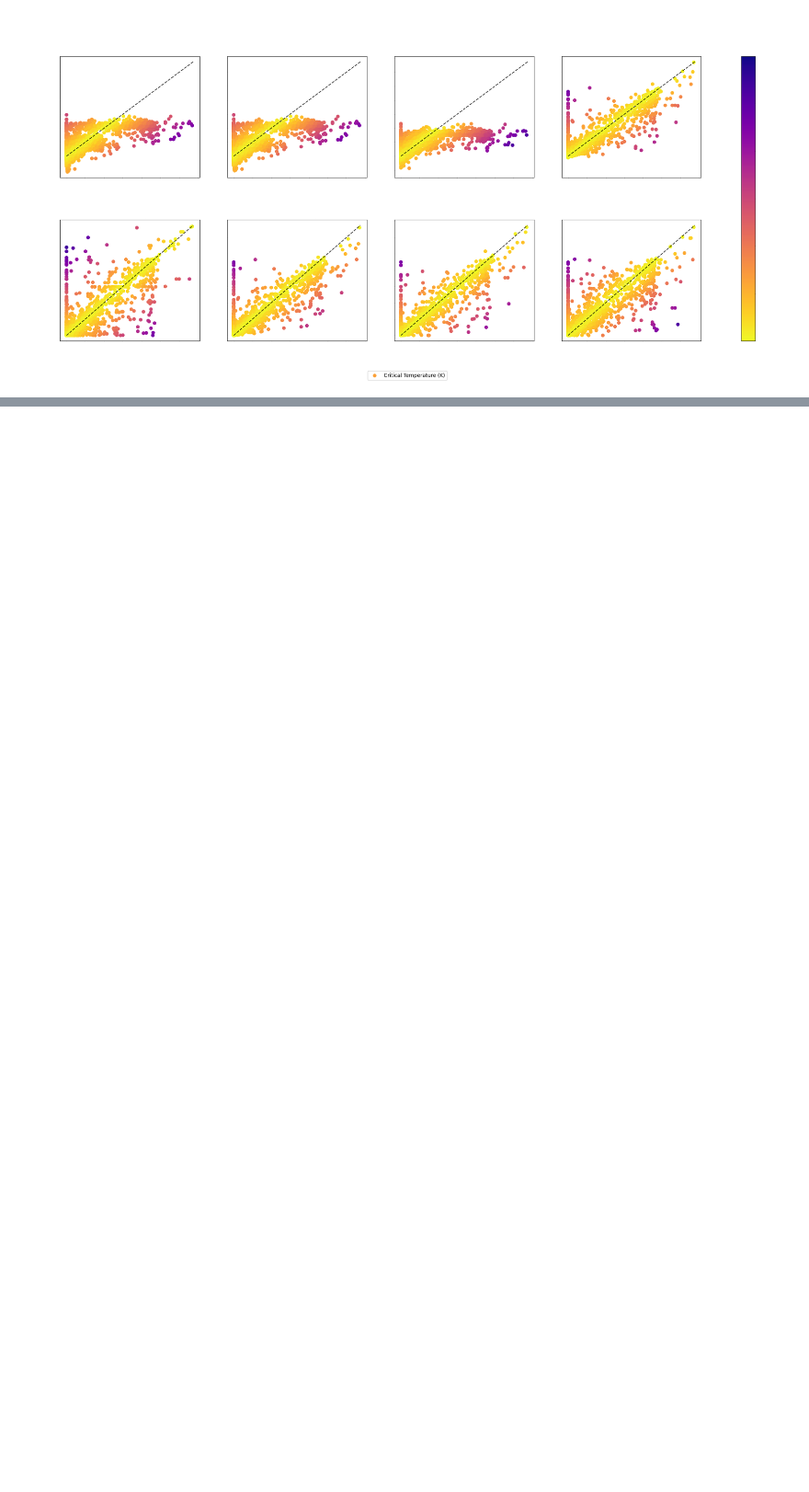
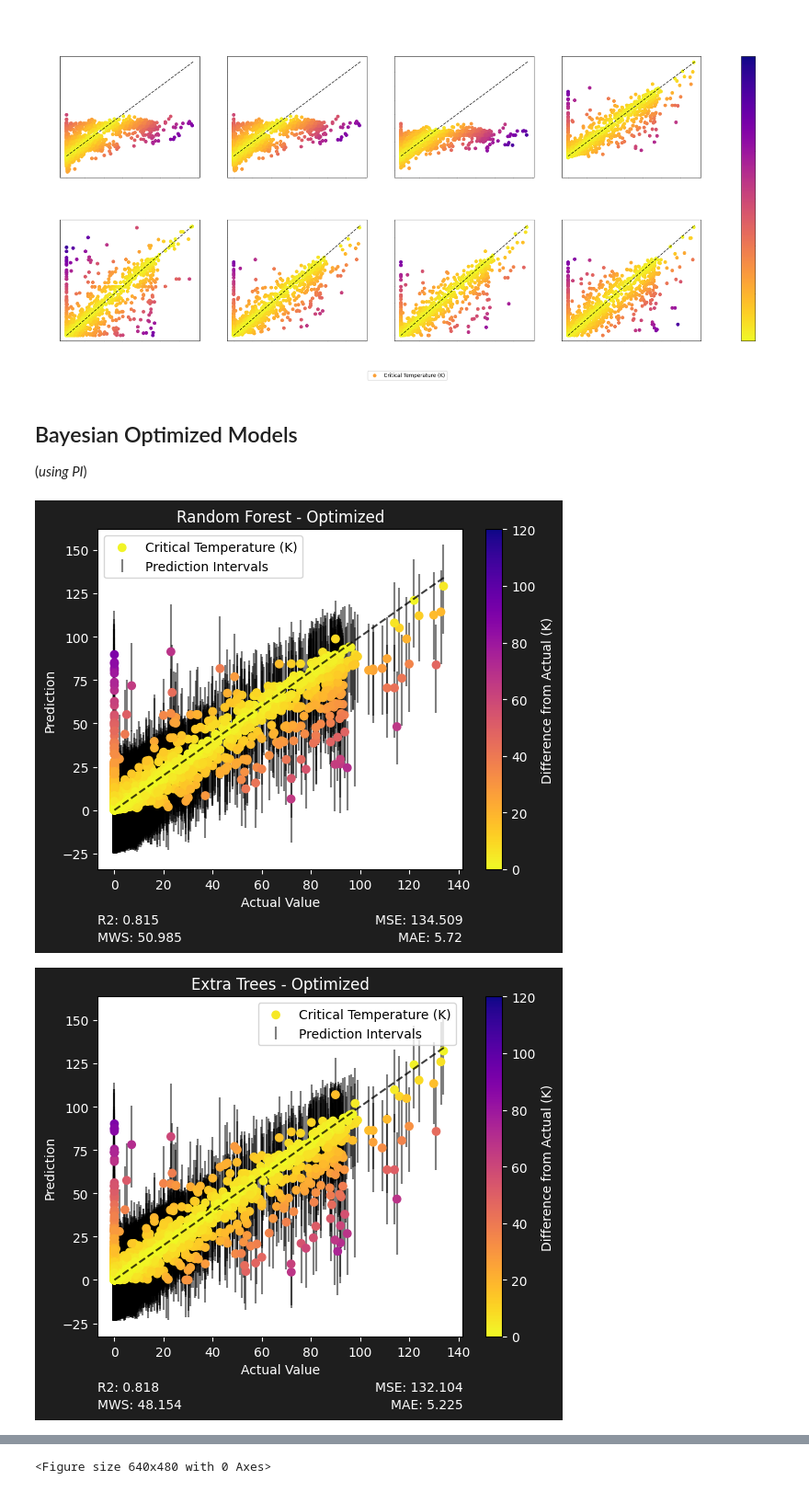
Before and after one commit to sylphrena0/classe, a Jupyter notebook: code/training.ipynb, the cells around one changed output, grey strips where cells are left out. Shown at 92% size. Saved outputs shown, nothing was run; the diff lists cells and outputs as text; code cells hidden in the pictures; blank space fills up the shorter version.

```diff
--- a/code/training.ipynb
+++ b/code/training.ipynb
@@ -132,3 +132,14 @@ models  =  ((("Elastic Net Regression", ElasticNet, ELASTIC_ARGS, False),
 sfn.evaluate(models, title="Prediction vs. Actual Value (CV) - Optimized", filename="results_optimized.png", uncertainty=True, forestci=False, method="plus")
 # %% [output]
 [figure]
+# %% [markdown]
+## Bayesian Optimized Models
+(*using PI*)
+# %%
+sfn.import_data(replace_inf=True)
+sfn.evaluate_one("Random Forest - Optimized", RandomForestRegressor, {'max_features': 10, 'n_estimators': 904}, uncertainty=True, method="plus")
+sfn.evaluate_one("Extra Trees - Optimized", ExtraTreesRegressor, {'n_estimators': 434}, uncertainty=True, method="plus")
+sfn.evaluate_one("KNeighbors - Optimized", KNeighborsRegressor, {'n_neighbors': 3, 'algorithm': 'auto'}, uncertainty=True, method="plus")
+# %% [output]
+[figure, added]
+[figure, added]
@@ -134,0 +147 @@ sfn.evaluate(models, title="Prediction vs. Actual Value (CV) - Optimized", filen
+<Figure size 640x480 with 0 Axes>
```
Also changed, not shown: parts of 5 cells of this notebook, 1 other file.
